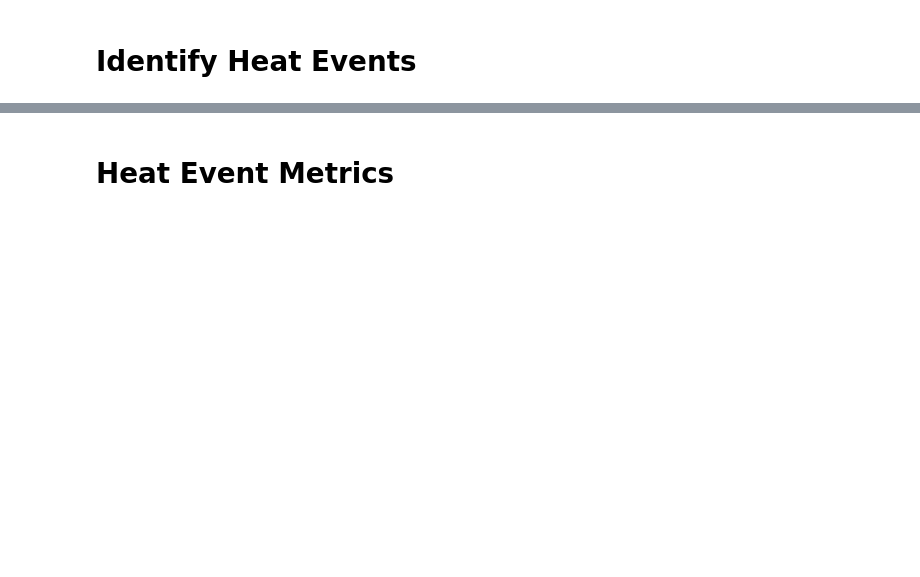
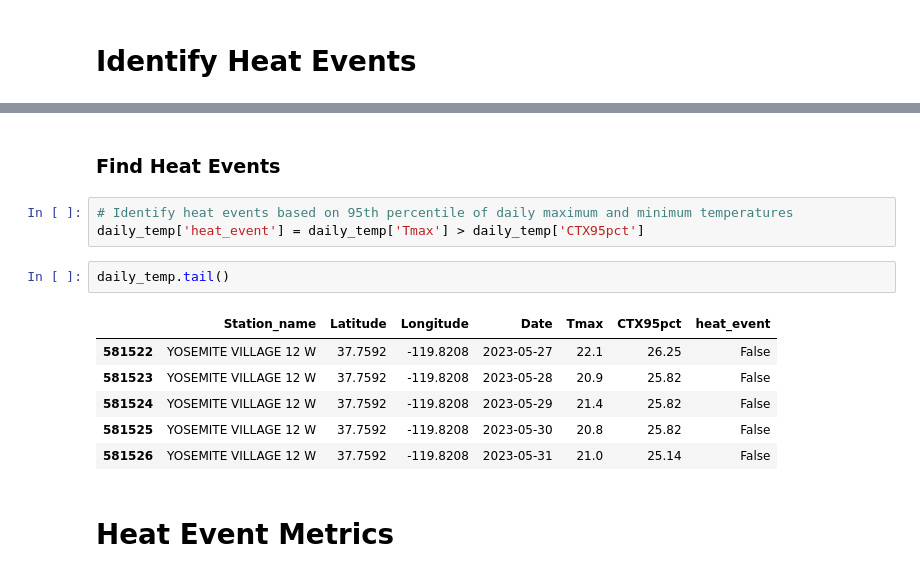
Before and after one commit to lizbethkr/PHIT-Project-1, a Jupyter notebook: notebooks/05_heat_identification.ipynb, the cells around one changed output, grey strips where cells are left out. Saved outputs shown, nothing was run; the diff lists cells and outputs as text; blank space fills up the shorter version.

```diff
--- a/notebooks/05_heat_identification.ipynb
+++ b/notebooks/05_heat_identification.ipynb
@@ -48,2 +68,16 @@ Processed file: CA_2023_clean.csv
+# %% [markdown]
+### Find Heat Events
+# %%
+# Identify heat events based on 95th percentile of daily maximum and minimum temperatures
+daily_temp['heat_event'] = daily_temp['Tmax'] > daily_temp['CTX95pct']
+# %%
+daily_temp.tail()
+# %% [output]
+|  | Station_name | Latitude | Longitude | Date | Tmax | CTX95pct | heat_event |
+| 581522 | YOSEMITE VILLAGE 12 W | 37.7592 | -119.8208 | 2023-05-27 | 22.1 | 26.25 | False |
+| 581523 | YOSEMITE VILLAGE 12 W | 37.7592 | -119.8208 | 2023-05-28 | 20.9 | 25.82 | False |
+| 581524 | YOSEMITE VILLAGE 12 W | 37.7592 | -119.8208 | 2023-05-29 | 21.4 | 25.82 | False |
+| 581525 | YOSEMITE VILLAGE 12 W | 37.7592 | -119.8208 | 2023-05-30 | 20.8 | 25.82 | False |
+| 581526 | YOSEMITE VILLAGE 12 W | 37.7592 | -119.8208 | 2023-05-31 | 21.0 | 25.14 | False |
 # %% [markdown]
 # Heat Event Metrics
```
Also changed, not shown: parts of 13 cells of this notebook, 1 other file.
